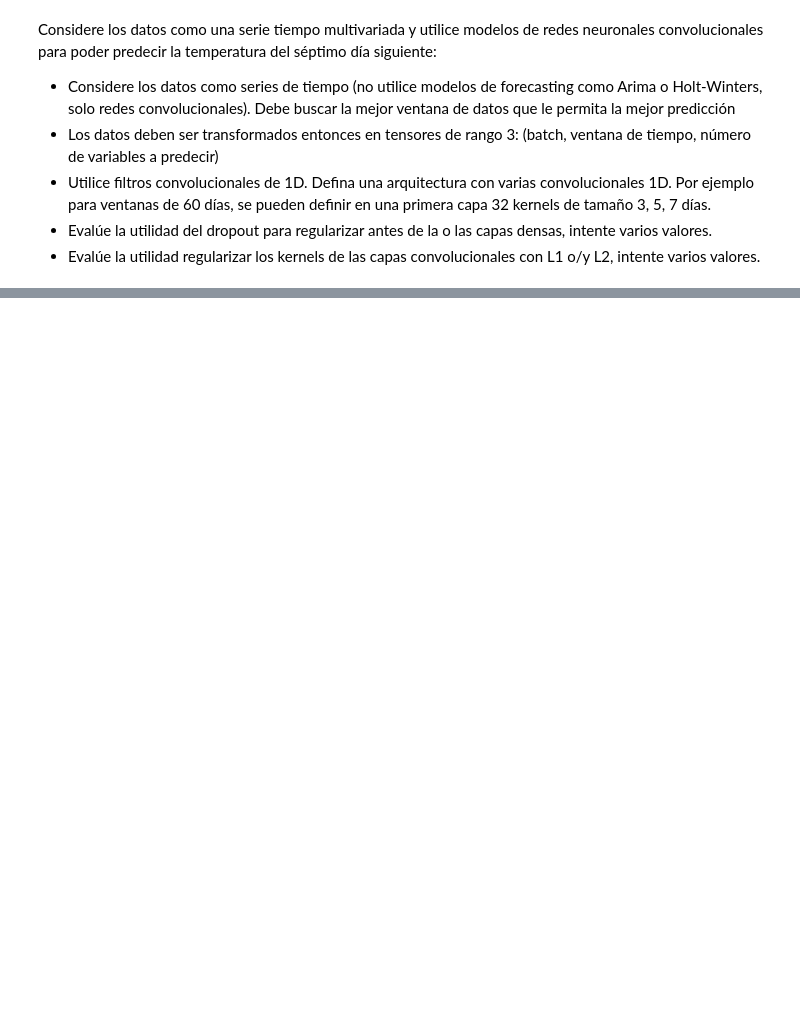
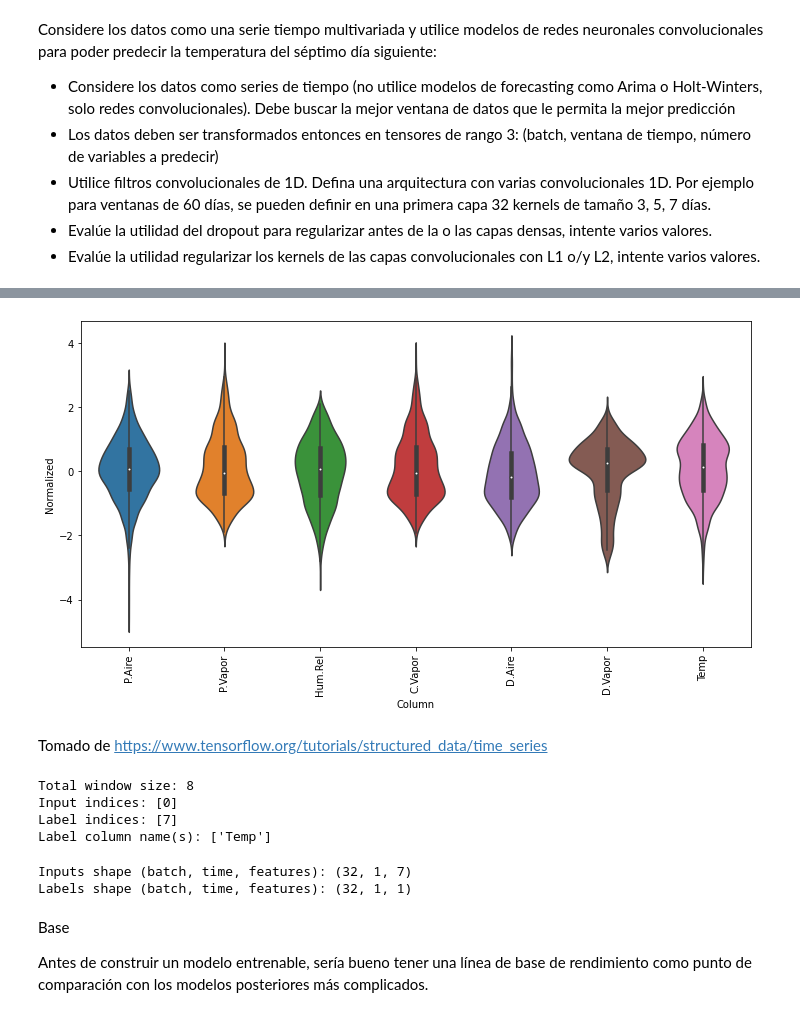
Before and after one commit to josemoncada87/tallerFDA2, a Jupyter notebook: Taller Fundamentos de Analítica de Datos II - Enunciado.ipynb, the cells around one changed output, grey strips where cells are left out. Cells and saved outputs as stored; diff of their text form; code cells hidden in the pictures; blank space fills up the shorter version.

```diff
--- a/Taller Fundamentos de Analítica de Datos II - Enunciado.ipynb
+++ b/Taller Fundamentos de Analítica de Datos II - Enunciado.ipynb
@@ -1710,0 +1337,7 @@ Considere los datos como una serie tiempo multivariada y utilice modelos de rede
+# %%
+n = len(df2)
+train_df = df2[0:int(n*0.7)]
+val_df = df2[int(n*0.7):int(n*0.9)]
+test_df = df2[int(n*0.9):]
+
+num_features = df2.shape[1]
@@ -1710,0 +1352,17 @@ Considere los datos como una serie tiempo multivariada y utilice modelos de rede
+# %%
+train_mean = train_df.mean()
+train_std = train_df.std()
+
+train_df = (train_df - train_mean) / train_std
+val_df = (val_df - train_mean) / train_std
+test_df = (test_df - train_mean) / train_std
+# %%
+df_std = (df2 - train_mean) / train_std
+df_std = df_std.melt(var_name='Column', value_name='Normalized')
+plt.figure(figsize=(12, 6))
+ax = sns.violinplot(x='Column', y='Normalized', data=df_std)
+_ = ax.set_xticklabels(df2.keys(), rotation=90)
+# %% [output]
+[figure, added]
+# %% [markdown]
+Tomado de https://www.tensorflow.org/tutorials/structured_data/time_series
@@ -1710,0 +1491,22 @@ Considere los datos como una serie tiempo multivariada y utilice modelos de rede
+# %%
+single_step_window = WindowGenerator(
+    input_width=1, label_width=1, shift=7,
+    label_columns=['Temp']
+)
+single_step_window
+# %% [output]
+Total window size: 8
+Input indices: [0]
+Label indices: [7]
+Label column name(s): ['Temp']
+# %%
+for example_inputs, example_labels in single_step_window.train.take(1):
+  print(f'Inputs shape (batch, time, features): {example_inputs.shape}')
+  print(f'Labels shape (batch, time, features): {example_labels.shape}')
+# %% [output]
+Inputs shape (batch, time, features): (32, 1, 7)
+Labels shape (batch, time, features): (32, 1, 1)
+# %% [markdown]
+Base
+
+Antes de construir un modelo entrenable, sería bueno tener una línea de base de rendimiento como punto de comparación con los modelos posteriores más complicados.
```
Also changed, not shown: parts of 108 cells of this notebook.
